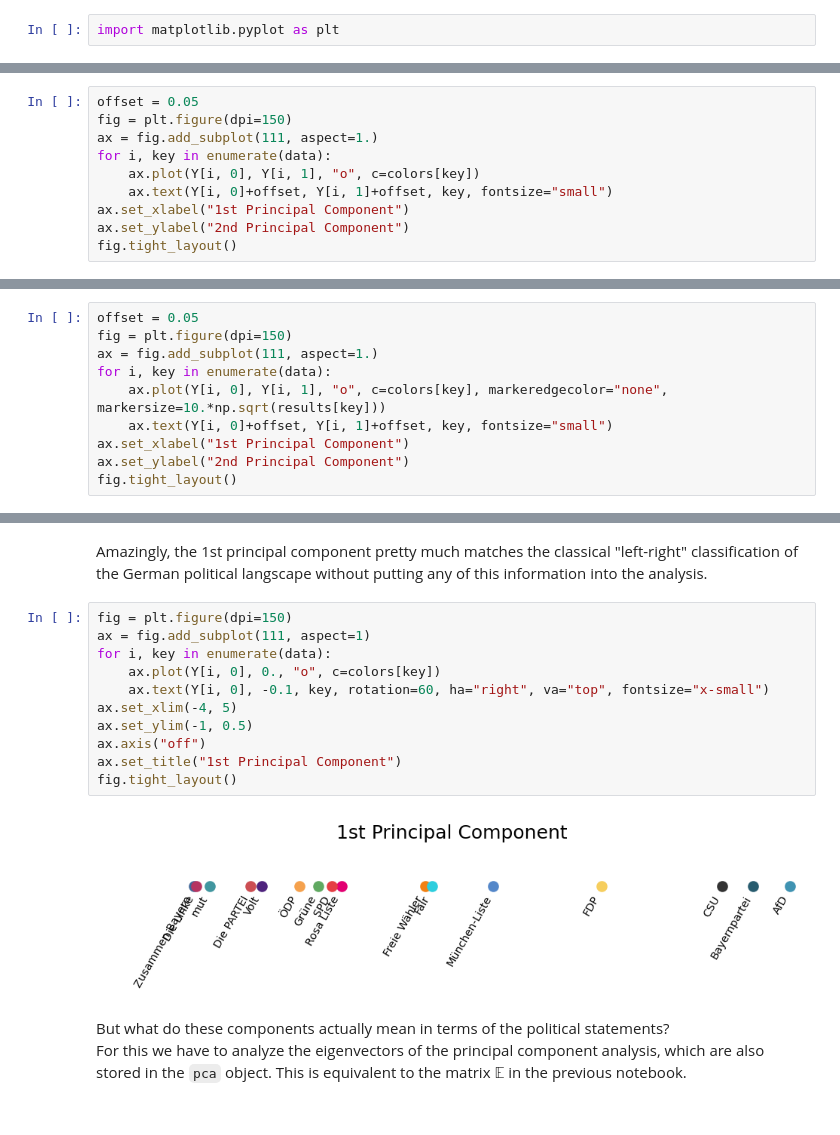
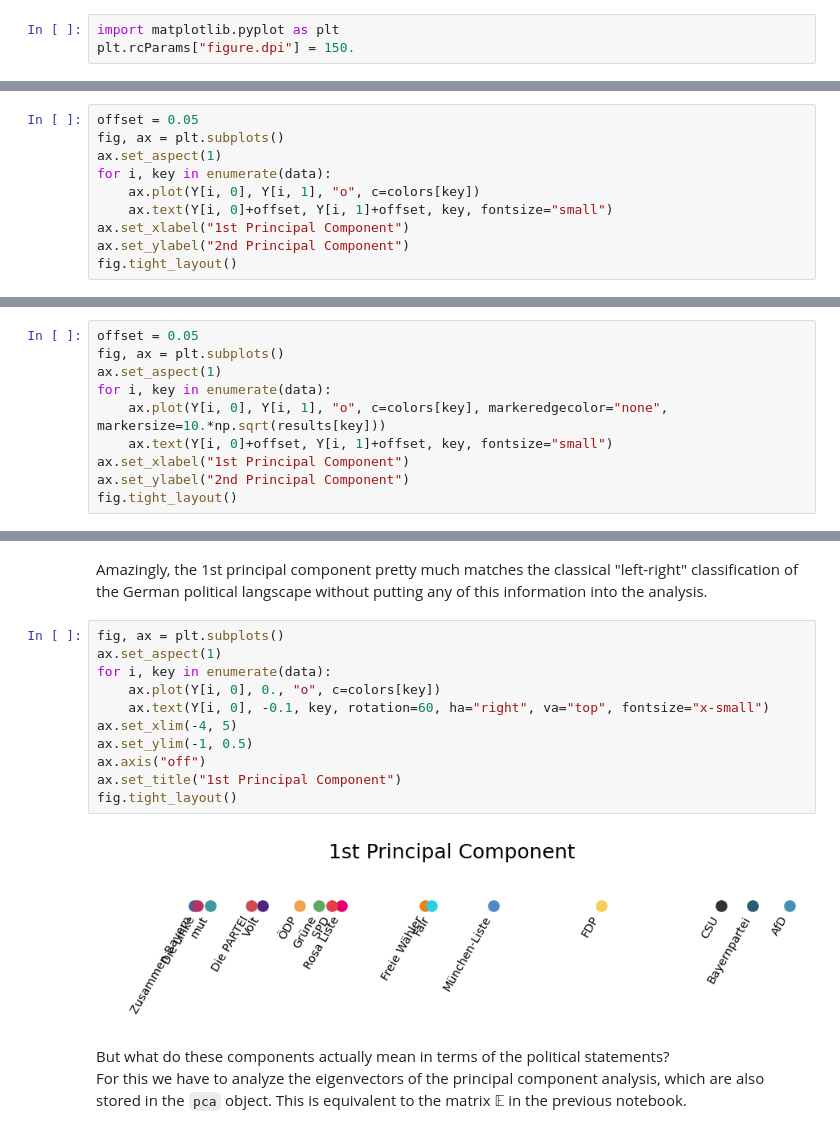
Before and after one commit to stammler/ml_intro, a Jupyter notebook: notebooks/2_pca_example.ipynb, the cells around one changed output, grey strips where cells are left out. Cells and saved outputs as stored; diff of their text form.

```diff
--- a/notebooks/2_pca_example.ipynb
+++ b/notebooks/2_pca_example.ipynb
@@ -117,5 +117,6 @@ cov_X = np.cov(X.T)
 Here is a plot of the covariance matrix to show its structure.
 # %%
 import matplotlib.pyplot as plt
+plt.rcParams["figure.dpi"] = 150.
 # %%
 def plot_cov(Sigma, title=None):
@@ -236,8 +235,8 @@ results = {
 }
 # %%
 offset = 0.05
-fig = plt.figure(dpi=150)
-ax = fig.add_subplot(111, aspect=1.)
+fig, ax = plt.subplots()
+ax.set_aspect(1)
 for i, key in enumerate(data):
     ax.plot(Y[i, 0], Y[i, 1], "o", c=colors[key])
     ax.text(Y[i, 0]+offset, Y[i, 1]+offset, key, fontsize="small")
@@ -250,8 +249,8 @@ fig.tight_layout()
 Or with the marker sizes representing the results.
 # %%
 offset = 0.05
-fig = plt.figure(dpi=150)
-ax = fig.add_subplot(111, aspect=1.)
+fig, ax = plt.subplots()
+ax.set_aspect(1)
 for i, key in enumerate(data):
     ax.plot(Y[i, 0], Y[i, 1], "o", c=colors[key], markeredgecolor="none", markersize=10.*np.sqrt(results[key]))
     ax.text(Y[i, 0]+offset, Y[i, 1]+offset, key, fontsize="small")
@@ -263,18 +262,18 @@ fig.tight_layout()
 # %% [markdown]
 Amazingly, the 1st principal component pretty much matches the classical "left-right" classification of the German political langscape without putting any of this information into the analysis.
 # %%
-fig = plt.figure(dpi=150)
-ax = fig.add_subplot(111, aspect=1)
+fig, ax = plt.subplots()
+ax.set_aspect(1)
 for i, key in enumerate(data):
     ax.plot(Y[i, 0], 0., "o", c=colors[key])
     ax.text(Y[i, 0], -0.1, key, rotation=60, ha="right", va="top", fontsize="x-small")
 ax.set_xlim(-4, 5)
 ax.set_ylim(-1, 0.5)
 ax.axis("off")
 ax.set_title("1st Principal Component")
 fig.tight_layout()
 # %% [output]
-[figure, old version]
+[figure, new version]
 # %% [markdown]
 But what do these components actually mean in terms of the political statements?
 For this we have to analyze the eigenvectors of the principal component analysis, which are also stored in the `pca` object. This is equivalent to the matrix $\mathbb{E}$ in the previous notebook.
```
Also changed, not shown: parts of 9 cells of this notebook, 7 other files.
